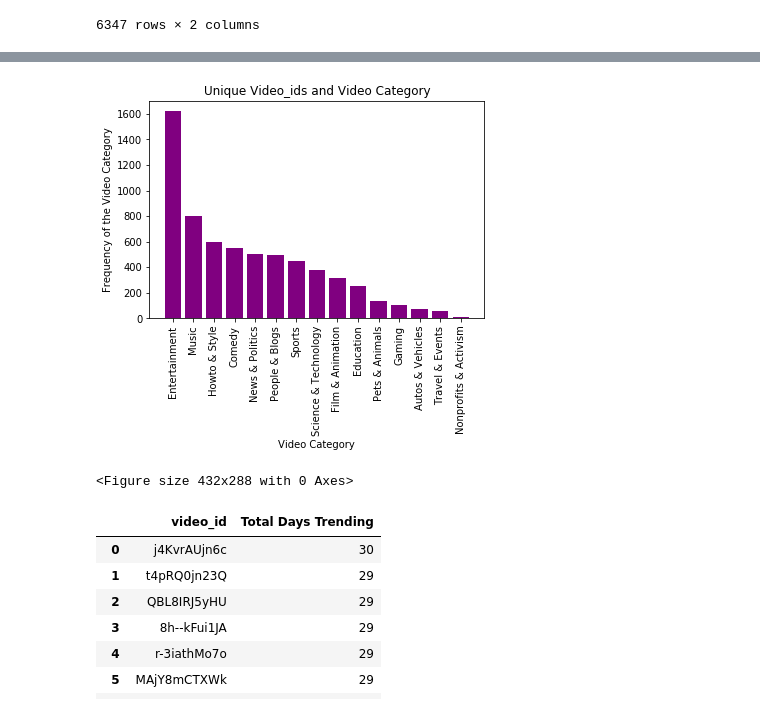
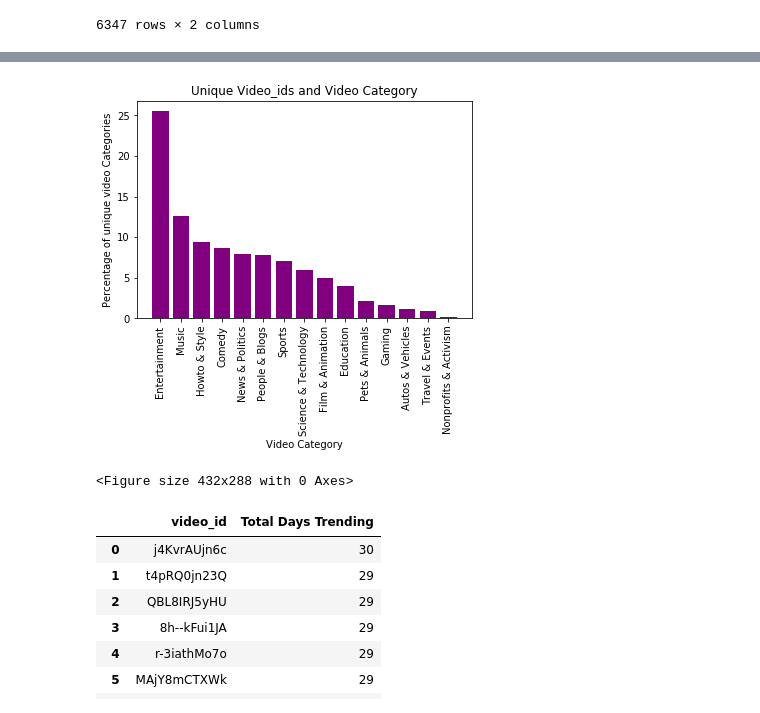
Before and after one commit to kimco2/project_1_misison_youtube, a Jupyter notebook: US_youtube_release_time_day.ipynb, the cells around one changed output, grey strips where cells are left out. Cells and saved outputs as stored; diff of their text form; code cells hidden in the pictures.

Commit message:
TimeDayMonthComplete

```diff
--- a/US_youtube_release_time_day.ipynb
+++ b/US_youtube_release_time_day.ipynb
@@ -95,17 +98,16 @@ video_id_publish_time_day_df
 # %%
-# from datetime import datetime
-# from datetime import time
+from datetime import datetime
+from datetime import time
 
-# hours_list = []
-# minutes_list = []
+hours_list = []
+minutes_list = []
 
-# for video in video_id_publish_time_day_df['publish_time_formatted']:
-#     t = datetime(video)
-#     date_time_str = t.strptime("%Y%m%d %H:%M%S")
+for video in video_id_publish_time_day_df['publish_time_formatted']:
+    time_object = datetime.strptime(video, "%Y-%m-%d %H:%M:%S%z")
 
-#     hours_list.append(t.hour)
-#     minutes_list.append(t.minute)
-# # Saving it to a column in the dataframe
-# video_id_publish_time_day_df['publish_hour'] = hours_list
-# video_id_publish_time_day_df['publish_minutes'] = minutes_list
-# video_id_publish_time_day_df
+    hours_list.append(time_object.hour)
+    minutes_list.append(time_object.minute)
+
+video_id_publish_time_day_df['publish_hour'] = hours_list
+video_id_publish_time_day_df['publish_minutes'] = minutes_list
+video_id_publish_time_day_df
@@ -249,0 +267,4 @@ video_category_df
+# %%
+percent_category_count = (video_category_df["Total per category"]/6347)*100
+video_category_df["Percentage of unique video Categories"] = percent_category_count
+video_category_df.round({"Percentage of unique video Categories":2})
@@ -251,19 +289,19 @@ video_category_df
 # video_category_df.to_csv("Fig4PublishVideoCategorySummaryStatistics.csv", index = False, header=True)
 # %%
 x_axis = video_category_df["Video Category"]
-y_axis = video_category_df["Total per category"]
+y_axis = video_category_df["Percentage of unique video Categories"]
 plt.bar(x_axis, y_axis, color='purple', align="center")
 tick_locations = [value for value in x_axis]
 plt.xticks(tick_locations, x_axis, rotation='vertical')
 # plt.xlim(-0.75, len(days_20)-0.25)
 # plt.ylim(0, max(day_count_20)+2)
 plt.xlabel("Video Category")
-plt.ylabel("Frequency of the Video Category")
+plt.ylabel("Percentage of unique video Categories")
 plt.title("Unique Video_ids and Video Category")
 plt.show()
 plt.savefig("ImagesObj3/Fig4Category.png", dpi=100)
 # %% [output]
-[figure, old version]
+[figure, new version]
 <Figure size 432x288 with 0 Axes>
 # %%
 video_frequency_df.head(20)
```
Also changed, not shown: parts of 94 cells of this notebook, 7 other files.
